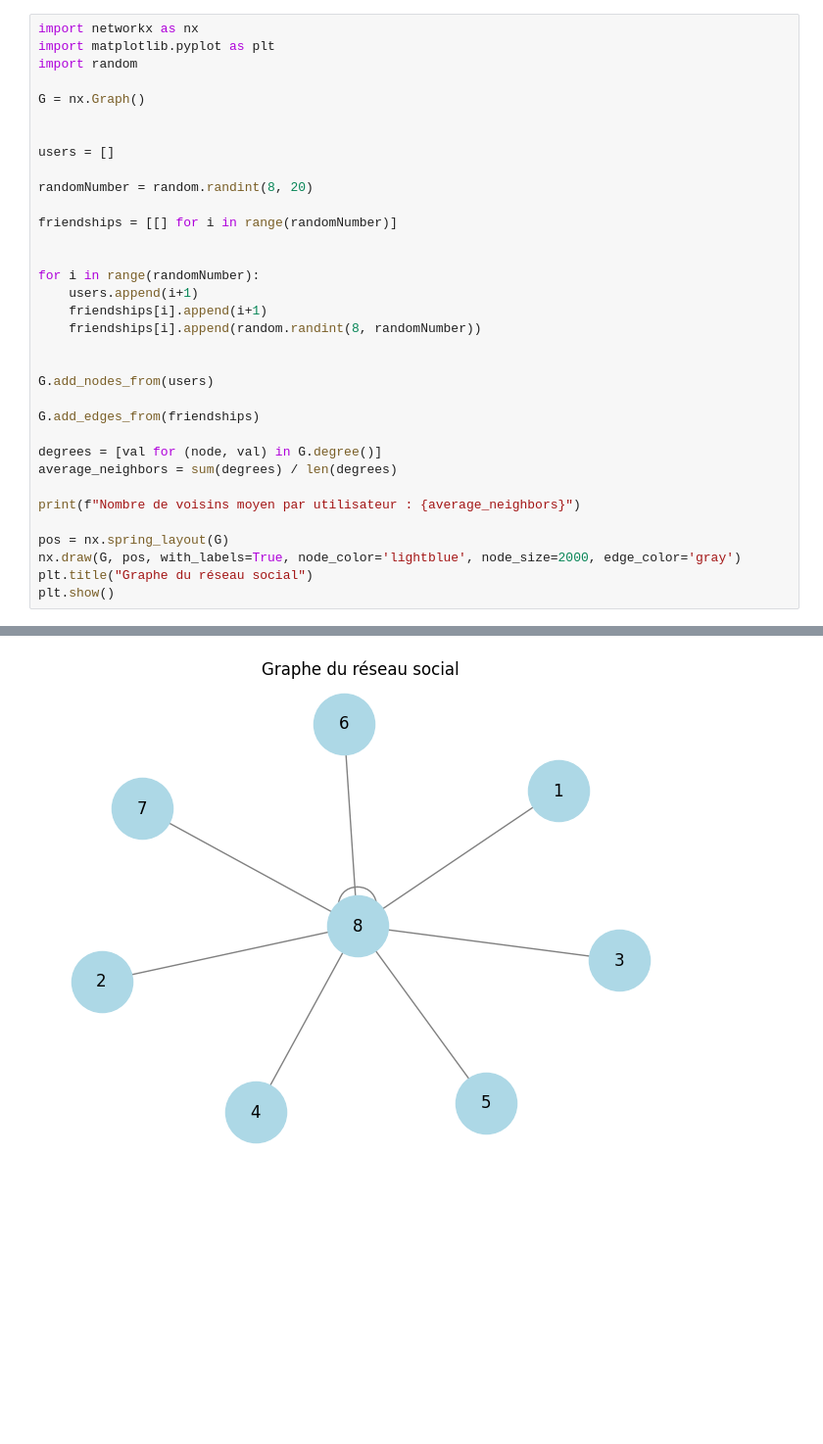
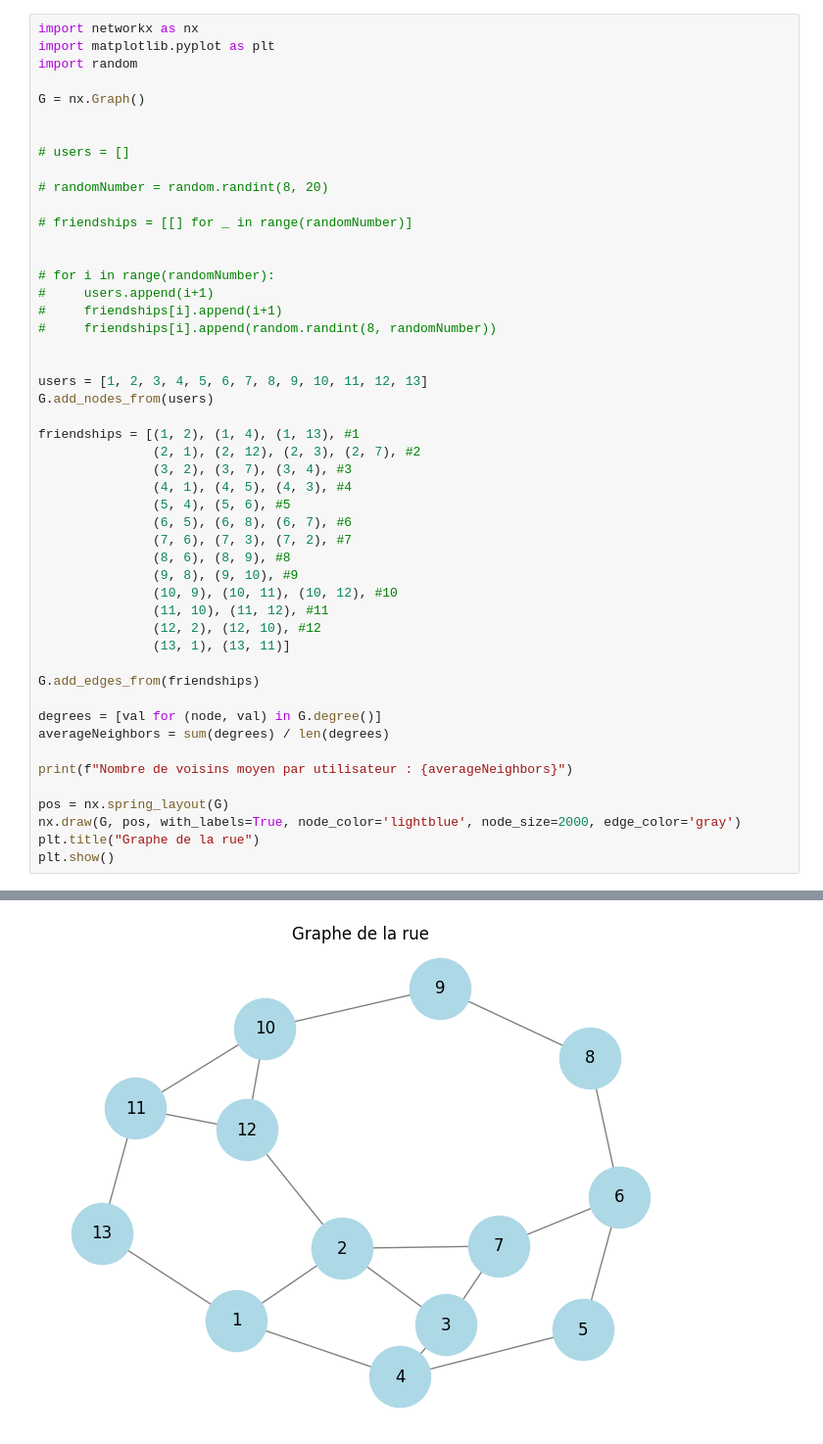
Before and after one commit to AirG213/Projet-Recherche-Operationnelle, a Jupyter notebook: Prosit1.ipynb, the cells around one changed output, grey strips where cells are left out. Shown at 98% size. Saved outputs shown, nothing was run; the diff lists cells and outputs as text; blank space fills up the shorter version.

Commit message:
graph prosit

```diff
--- a/Prosit1.ipynb
+++ b/Prosit1.ipynb
@@ -6,30 +6,45 @@ import random
 G = nx.Graph()
 
 
-users = []
+# users = []
 
-randomNumber = random.randint(8, 20)
+# randomNumber = random.randint(8, 20)
 
-friendships = [[] for i in range(randomNumber)]
+# friendships = [[] for _ in range(randomNumber)]
 
 
-for i in range(randomNumber):
-    users.append(i+1)
-    friendships[i].append(i+1)
-    friendships[i].append(random.randint(8, randomNumber))
+# for i in range(randomNumber):
+#     users.append(i+1)
+#     friendships[i].append(i+1)
+#     friendships[i].append(random.randint(8, randomNumber))
 
 
+users = [1, 2, 3, 4, 5, 6, 7, 8, 9, 10, 11, 12, 13]
 G.add_nodes_from(users)
+
+friendships = [(1, 2), (1, 4), (1, 13), #1
+               (2, 1), (2, 12), (2, 3), (2, 7), #2
+               (3, 2), (3, 7), (3, 4), #3
+               (4, 1), (4, 5), (4, 3), #4
+               (5, 4), (5, 6), #5
+               (6, 5), (6, 8), (6, 7), #6
+               (7, 6), (7, 3), (7, 2), #7
+               (8, 6), (8, 9), #8
+               (9, 8), (9, 10), #9
+               (10, 9), (10, 11), (10, 12), #10
+               (11, 10), (11, 12), #11
+               (12, 2), (12, 10), #12
+               (13, 1), (13, 11)]
 
 G.add_edges_from(friendships)
 
 degrees = [val for (node, val) in G.degree()]
-average_neighbors = sum(degrees) / len(degrees)
+averageNeighbors = sum(degrees) / len(degrees)
 
-print(f"Nombre de voisins moyen par utilisateur : {average_neighbors}")
+print(f"Nombre de voisins moyen par utilisateur : {averageNeighbors}")
 
 pos = nx.spring_layout(G)
 nx.draw(G, pos, with_labels=True, node_color='lightblue', node_size=2000, edge_color='gray')
-plt.title("Graphe du réseau social")
+plt.title("Graphe de la rue")
 plt.show()
 # %% [output]
@@ -37 +52 @@ Nombre de voisins moyen par utilisateur : 2.0
-[figure, old version]
+[figure, new version]
```
Also changed, not shown: parts of 1 cell of this notebook.
